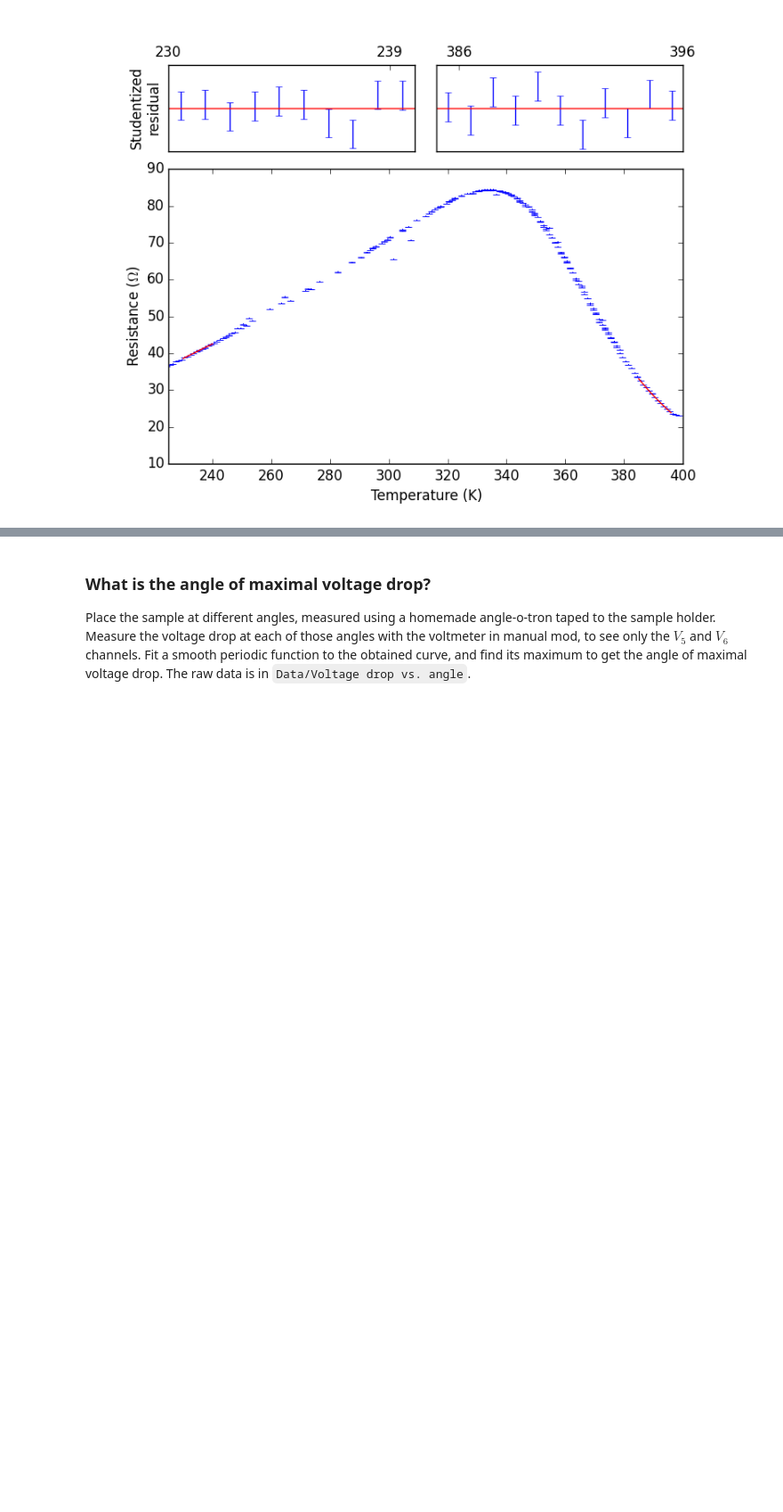
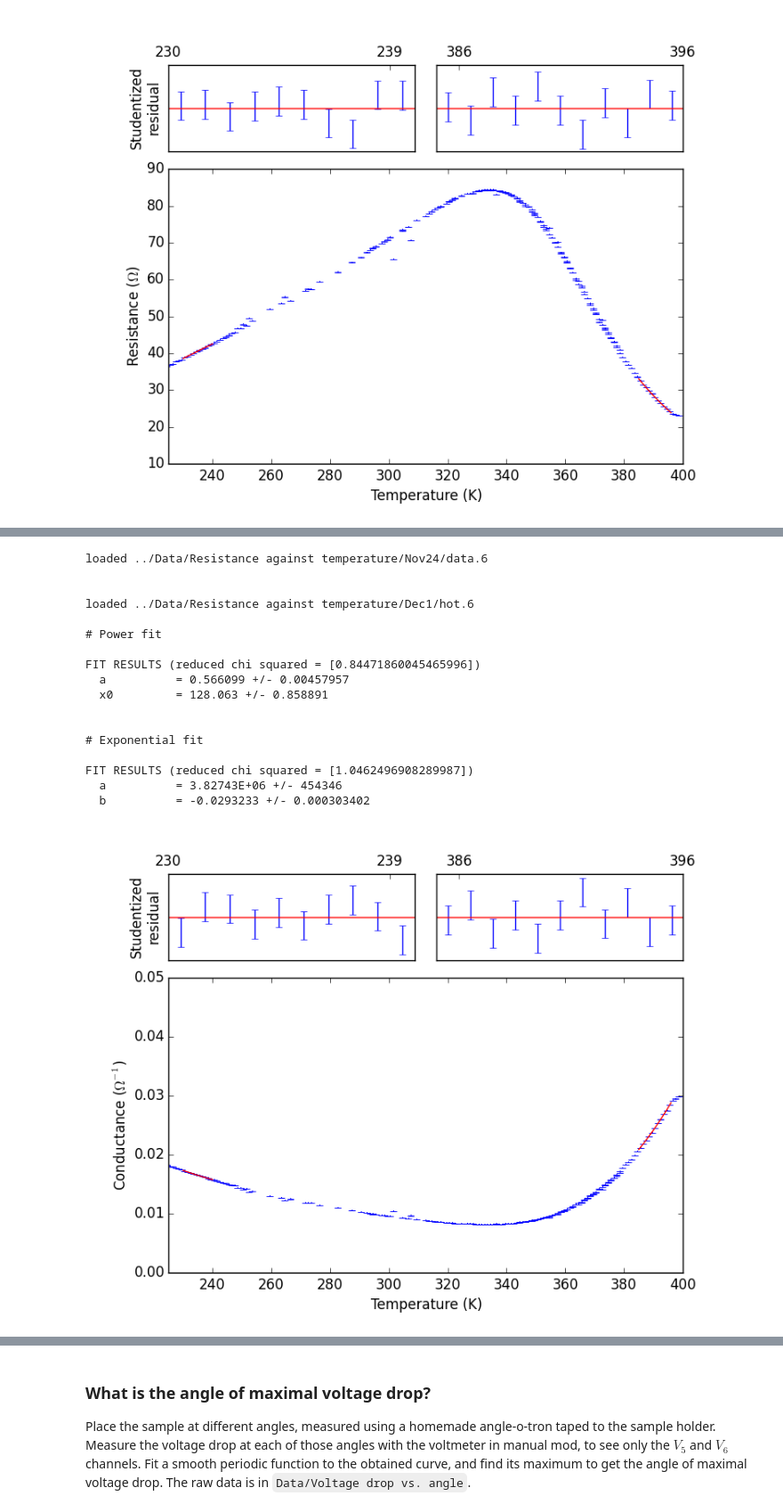
Before and after one commit to ejetzer/hall, a Jupyter notebook: Outline/Lab Outline.ipynb, the cells around one changed output, grey strips where cells are left out. Shown at 89% size. Drawn from its saved outputs; the diff is of its cells as text; code cells hidden in the pictures; blank space fills up the shorter version.

```diff
--- a/Outline/Lab Outline.ipynb
+++ b/Outline/Lab Outline.ipynb
@@ -395,3 +396,38 @@ FIT RESULTS (reduced chi squared = [1.0870363013164219])
+# %%
+reload(GvsT)
+reload(RvsT)
+
+# The data we want is in files 5 and 6
+data_files = [#'../Data/Resistance against temperature/Nov12/slow_warming.6',
+              '../Data/Resistance against temperature/Nov24/data.6',
+              '../Data/Resistance against temperature/Dec1/hot.6']
+a, b, c, d = 230, 240, 385, 396
+# Guess parameters for power fit:
+pguess = (1, 200)
+# Guess parameters for exp fit:
+eguess = (1e4, 1) # The second parameter is actually guessed at again in RvsT
+fits = GvsT.main(data_files, a, b, c, d, pguess, eguess, cold_errs[5], 2.5*hot_errs[5])
+RvsT.print_results(fits)
+Image('../Graphs/Fits.png')
+# %% [output]
+loaded ../Data/Resistance against temperature/Nov24/data.6
+
+
+loaded ../Data/Resistance against temperature/Dec1/hot.6
+
+# Power fit
+
+FIT RESULTS (reduced chi squared = [0.84471860045465996])
+  a          = 0.566099 +/- 0.00457957
+  x0         = 128.063 +/- 0.858891
+
+
+# Exponential fit
+
+FIT RESULTS (reduced chi squared = [1.0462496908289987])
+  a          = 3.82743E+06 +/- 454346
+  b          = -0.0293233 +/- 0.000303402
+[figure, added]
 # %% [markdown]
 ## Hall coefficient as a function of temperature (start on ~~Thursday November 11, use for interim report~~ Tuesday November 16)
 
```
Also changed, not shown: parts of 5 cells of this notebook, 23 other files.
